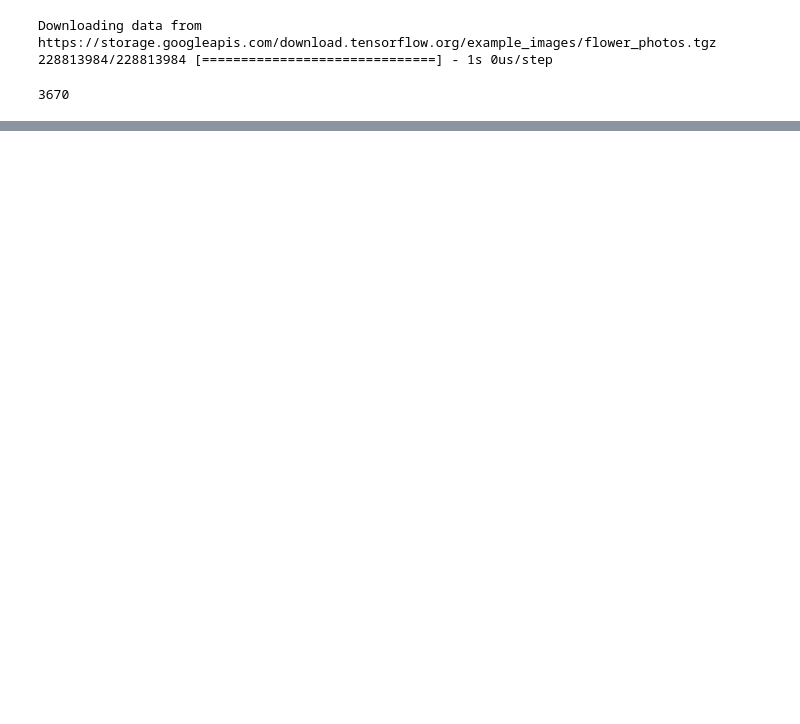
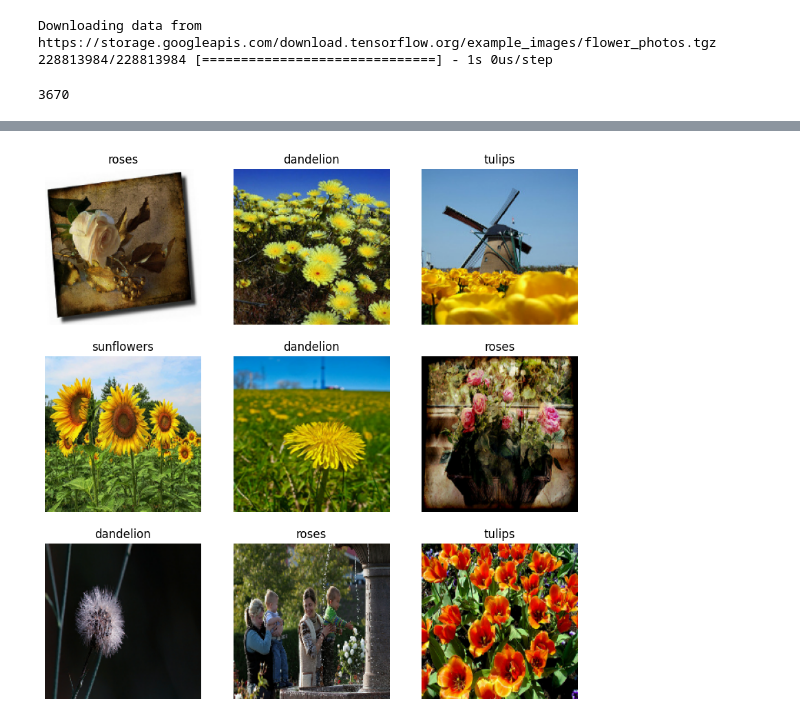
Before and after one commit to AL-DN/AI_BasicTextClassificationADS, a Jupyter notebook: FlowerImageClassificationADS.ipynb, the cells around one changed output, grey strips where cells are left out. Drawn from its saved outputs; the diff is of its cells as text; code cells hidden in the pictures; blank space fills up the shorter version.

```diff
--- a/FlowerImageClassificationADS.ipynb
+++ b/FlowerImageClassificationADS.ipynb
@@ -33,0 +44,7 @@ drive.mount('/content/drive')
+# %%
+# Now that we have the files stored locally we must export them to
+# our tf.data.Datsets used for training
+#Step 1: define parameters of loader
+batch_size = 32
+img_height = 180
+img_width = 180
@@ -33,0 +79,18 @@ drive.mount('/content/drive')
+# %%
+# display some data
+
+import matplotlib.pyplot as plt
+# creates figure
+plt.figure(figsize=(10,10))
+for images, labels in train_ds.take(1):
+  for i in range(9):
+    # subplot(a,b,n)splits plot into an a by b grid with axes at n
+    ax=plt.subplot(3,3,i+1)
+     # although tensors are great for running quickly on gpus
+     # .numpy allows you to convert the tensor into a numpy array
+     # for a better variety of functions
+    plt.imshow(images[i].numpy().astype("uint8"))
+    plt.title(train_ds.class_names[labels[i]])
+    plt.axis("off")
+# %% [output]
+[figure, added]
```
Also changed, not shown: parts of 11 cells of this notebook.
